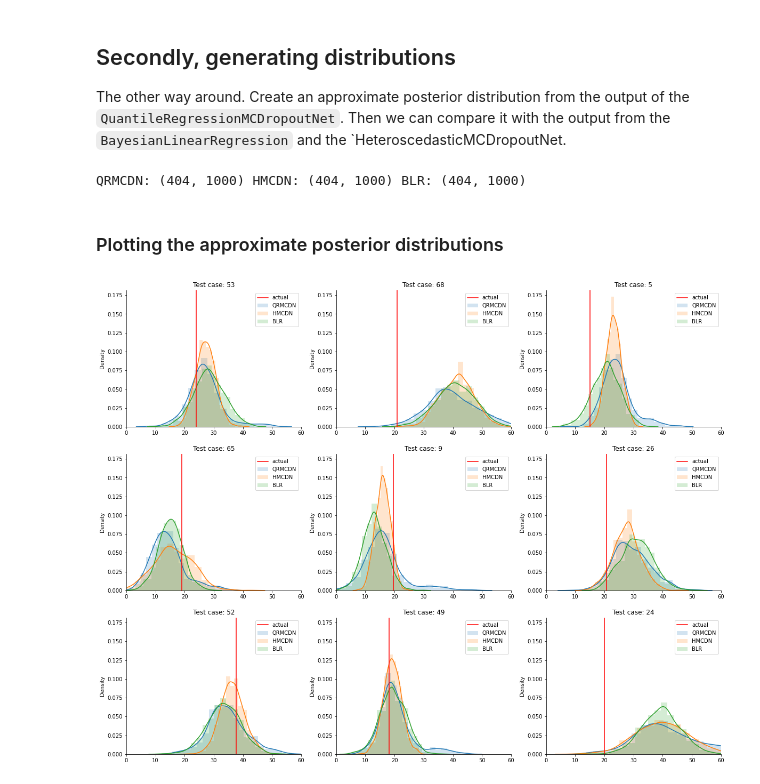
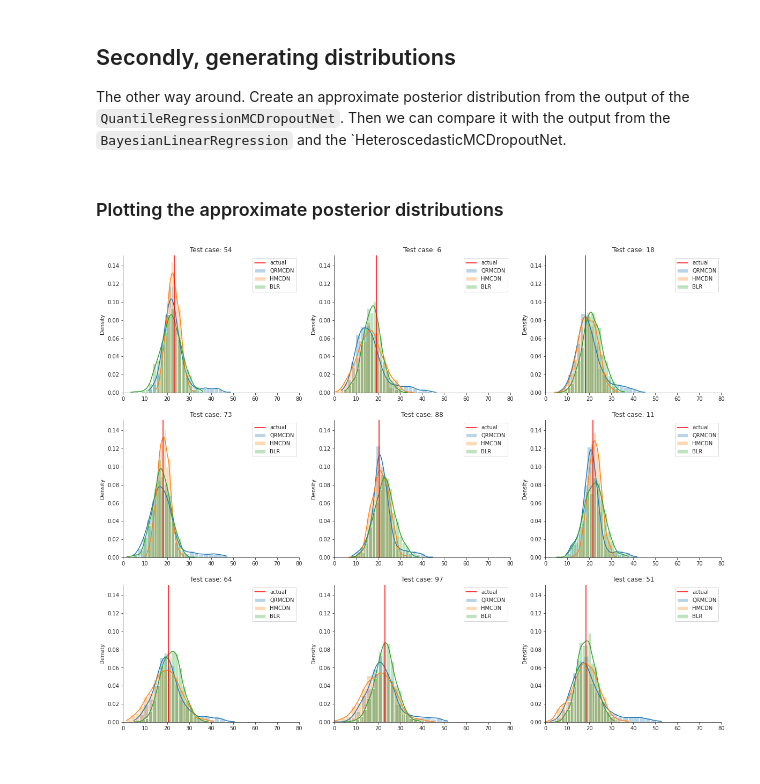
Before and after one commit to YuRiTan/prediction-uncertainty, a Jupyter notebook: notebooks/3.0_boston_housing_comparison.ipynb, the cells around one changed output. Saved outputs shown, nothing was run; the diff lists cells and outputs as text; code cells hidden in the pictures.

```diff
--- a/notebooks/3.0_boston_housing_comparison.ipynb
+++ b/notebooks/3.0_boston_housing_comparison.ipynb
@@ -42,6 +45,7 @@ plt.tight_layout()
 # %%
-sns.distplot(y_train, label='train')
-sns.distplot(y_test, label='test')
-plt.title('Comparing train/test set target variable')
-plt.legend();
+fig, ax = plt.subplots()
+sns.histplot(y_train, label='train', bins=20, color=cs[0], ax=ax)
+sns.histplot(y_test, label='test', bins=20, color=cs[1], ax=ax)
+ax.set_title('Comparing train/test set target variable')
+ax.legend();
 # %% [output]
@@ -63,7 +67,7 @@ trainer = ModelTrainer(models, model_path='../models/')
 fit_kwargs = {
     "QRMCDN": {'batch_size': 64, 'epochs': 501, 'print_iter': 50, 'lr': 1e-4},
     "HMCDN": {'batch_size': 64, 'epochs': 501, 'print_iter': 50, 'lr': 1e-4, 'weight_decay': 1e-6},
-    "BLR": {'samples': 1000, 'tune':1000, 'init':'adapt_diag'}
+    "BLR": {'samples': 1000, 'tune':1000, 'init':'adapt_diag', 'nuts_kwargs': {'target_accept': 0.9}}
 }
 
 save_kwargs = {
@@ -96,9 +100,9 @@ fig, axes = plt.subplots(3, 3, sharex=True, sharey=True, figsize=(20,16))
 for i, ax in zip(random_is, axes.flat):
     ax = beautify_ax(ax)
 
-    for m_name, preds in qpreds.items():
-        ax.plot(preds[i], QUANTILES, label=m_name)
-        ax.scatter(preds[i], QUANTILES)
+    for j, (m_name, preds) in enumerate(qpreds.items()):
+        ax.plot(preds[i], QUANTILES, label=m_name, color=cs[j])
+        ax.scatter(preds[i], QUANTILES, color=cs[j])
 
     ax.axvline(y_test[i], c='r', label='actual')
     ax.set_title(f"Test case: {i}")
@@ -113,30 +117,26 @@ plt.show()
 
 The other way around. Create an approximate posterior distribution from the output of the `QuantileRegressionMCDropoutNet`. Then we can compare it with the output from the `BayesianLinearRegression` and the `HeteroscedasticMCDropoutNet.
 # %%
-posterior_samples = trainer.generate_posterior_samples(x_train, sample_kwargs={'BLR': {'samples': 1000}})
-
-print(*(f'{name}: {output.shape}' for name, output in posterior_samples.items()))
+posterior_samples = trainer.generate_posterior_samples(x_test, sample_kwargs={'BLR': {'samples': 1000}})
-# %% [output]
-QRMCDN: (404, 1000) HMCDN: (404, 1000) BLR: (404, 1000)
 # %% [markdown]
 ### Plotting the approximate posterior distributions
 # %%
 fig, axes = plt.subplots(3, 3, sharex=True, sharey=True, figsize=(20,16))
 
 for i, ax in zip(random_is, axes.flat):
     ax = beautify_ax(ax)
 
-    for m_name, samples in posterior_samples.items():
-        sns.distplot(samples[i], bins=20, label=m_name, hist_kws={'alpha':0.2}, ax=ax)
+    for j, (m_name, samples) in enumerate(posterior_samples.items()):
+        sns.histplot(samples[i], bins=20, label=m_name, stat='density', alpha=.3, kde=True, color=cs[j], ax=ax)
 
     ax.set_title(f"Test case: {i}")
     ax.axvline(y_test[i], c='r', label='actual')
     ax.legend()
-    ax.set_xlim(0, 60)
+    ax.set_xlim(0, 80)
 
 plt.show()
 # %% [output]
-[figure, old version]
+[figure, new version]
 # %% [markdown]
 ## The (continuous) ranked probability score
 
```
Also changed, not shown: parts of 7 cells of this notebook, 1 other file.
